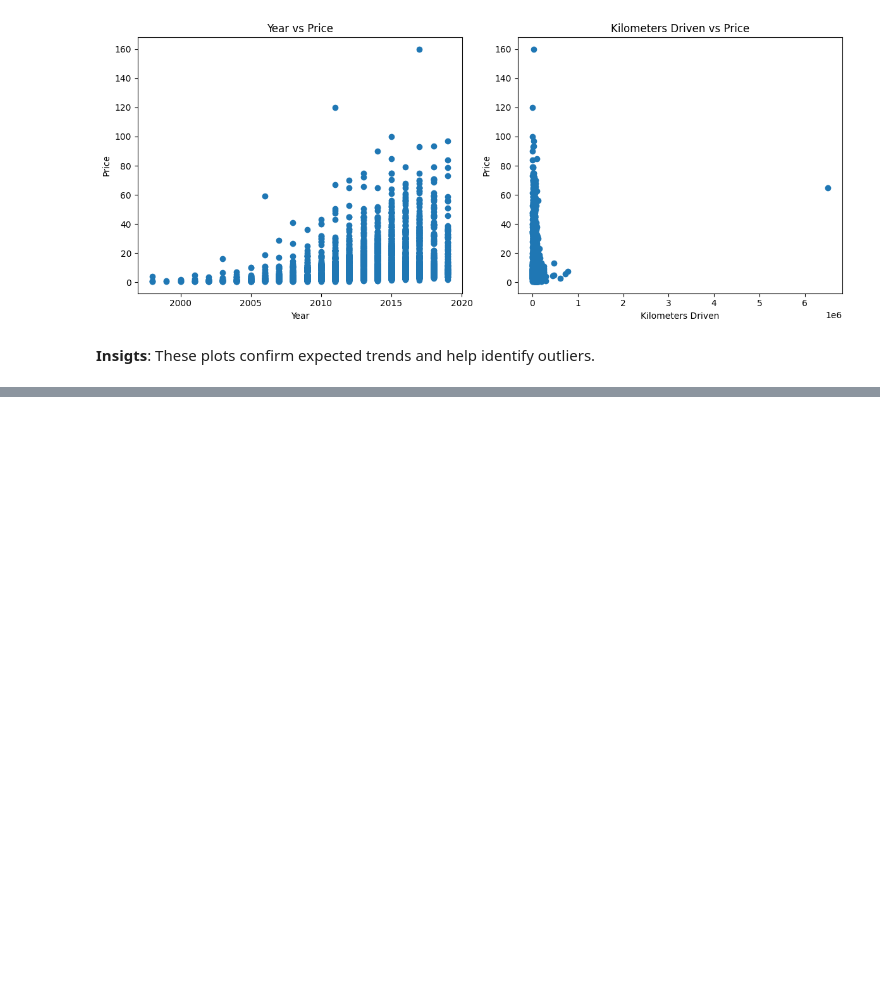
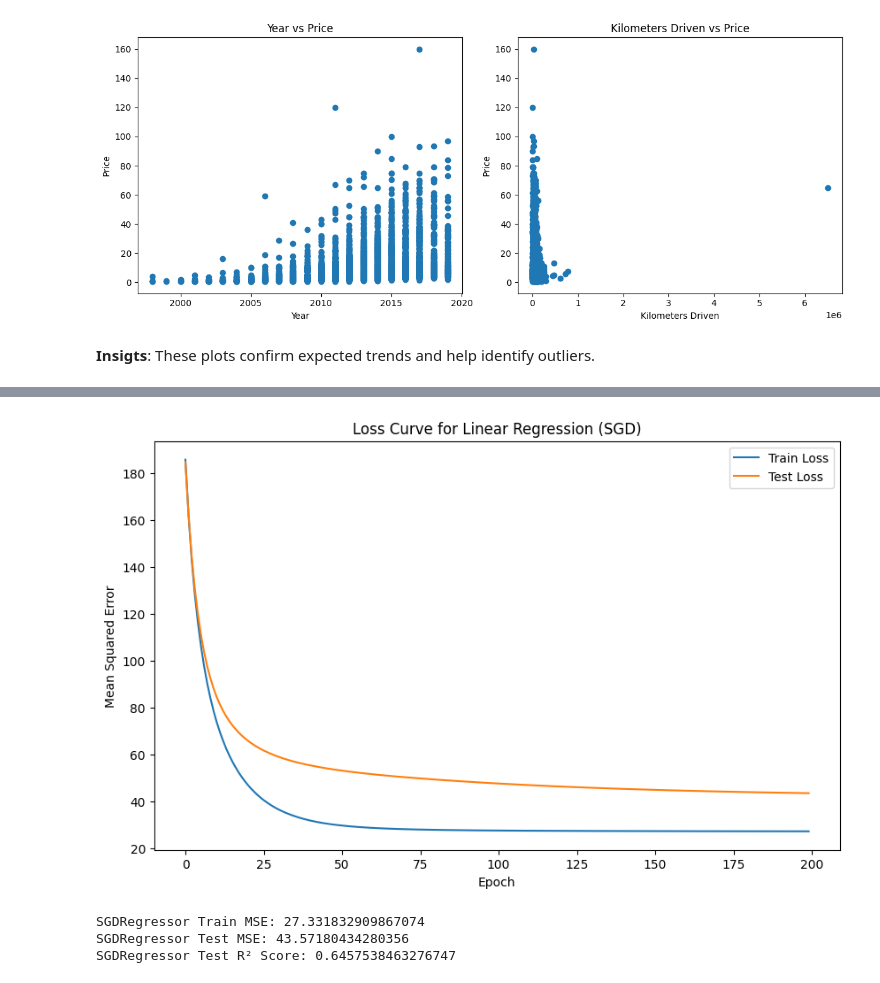
Before and after one commit to Christianib003/linear_regression_model, a Jupyter notebook: summative/linear_regression/multivariate.ipynb, the cells around one changed output, grey strips where cells are left out. Drawn from its saved outputs; the diff is of its cells as text; code cells hidden in the pictures; blank space fills up the shorter version.

Commit message:
plot and evaluate performance of three models

```diff
--- a/summative/linear_regression/multivariate.ipynb
+++ b/summative/linear_regression/multivariate.ipynb
@@ -218,0 +222,3 @@ plt.show()
+# %%
+X = df_encoded.drop('Price', axis=1)
+y = df_encoded['Price']
@@ -218,0 +227,2 @@ plt.show()
+# %%
+X_train, X_test, y_train, y_test = train_test_split(X, y, test_size=0.3, random_state=42)
@@ -218,0 +232,4 @@ plt.show()
+# %%
+scaler = StandardScaler()
+X_train_scaled = scaler.fit_transform(X_train)
+X_test_scaled = scaler.transform(X_test)
@@ -218,0 +240,42 @@ plt.show()
+# %%
+# Initialize SGDRegressor with tuned parameters
+sgd_reg = SGDRegressor(loss='squared_error', penalty='l2', alpha=0.0001,
+                       learning_rate='constant', eta0=0.00001, random_state=42)
+
+# Train the model and track losses
+n_epochs = 200
+train_losses = []
+test_losses = []
+
+for epoch in range(n_epochs):
+    sgd_reg.partial_fit(X_train_scaled, y_train)
+    y_train_pred = sgd_reg.predict(X_train_scaled)
+    y_test_pred = sgd_reg.predict(X_test_scaled)
+    train_losses.append(mean_squared_error(y_train, y_train_pred))
+    test_losses.append(mean_squared_error(y_test, y_test_pred))
+
+# Plot loss curves
+plt.figure(figsize=(10, 6))
+plt.plot(range(n_epochs), train_losses, label='Train Loss')
+plt.plot(range(n_epochs), test_losses, label='Test Loss')
+plt.xlabel('Epoch')
+plt.ylabel('Mean Squared Error')
+plt.title('Loss Curve for Linear Regression (SGD)')
+plt.legend()
+plt.show()
+
+# Final predictions and evaluation for SGDRegressor
+y_train_pred_sgd = sgd_reg.predict(X_train_scaled)
+y_test_pred_sgd = sgd_reg.predict(X_test_scaled)
+sgd_train_mse = mean_squared_error(y_train, y_train_pred_sgd)
+sgd_test_mse = mean_squared_error(y_test, y_test_pred_sgd)
+sgd_test_r2 = r2_score(y_test, y_test_pred_sgd)
+
+print("SGDRegressor Train MSE:", sgd_train_mse)
+print("SGDRegressor Test MSE:", sgd_test_mse)
+print("SGDRegressor Test R² Score:", sgd_test_r2)
+# %% [output]
+[figure, added]
+SGDRegressor Train MSE: 27.331832909867074
+SGDRegressor Test MSE: 43.57180434280356
+SGDRegressor Test R² Score: 0.6457538463276747
```
Also changed, not shown: parts of 15 cells of this notebook, 2 other files.
